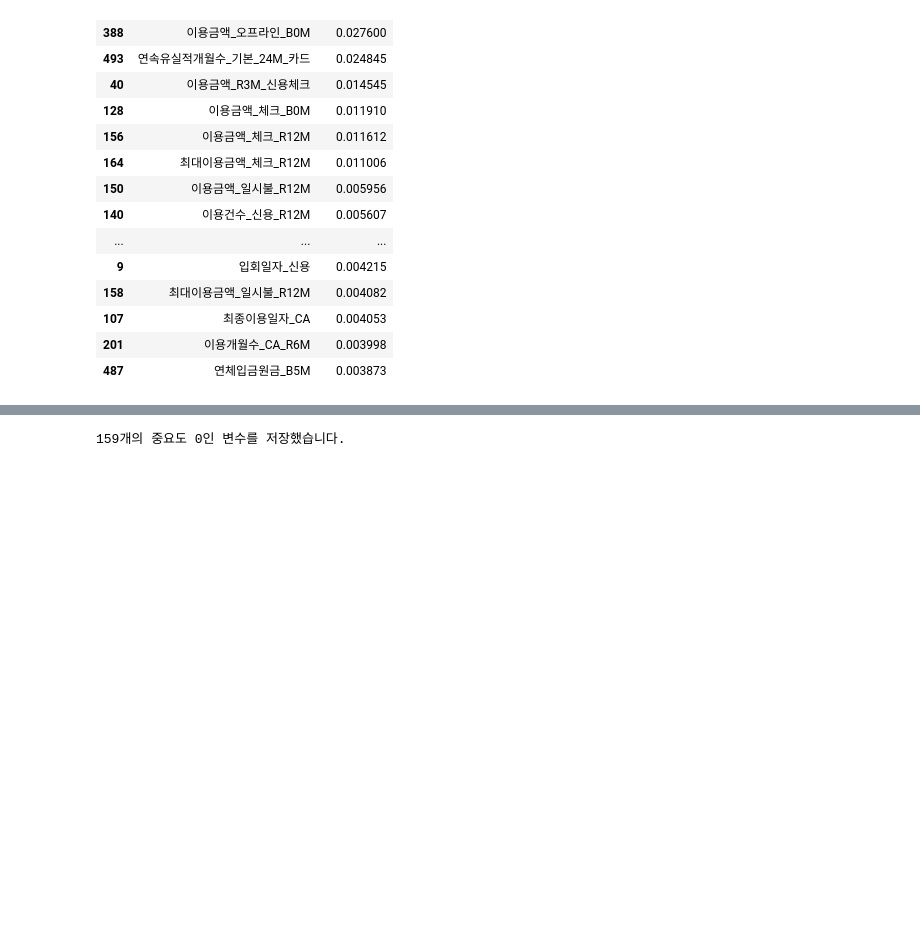
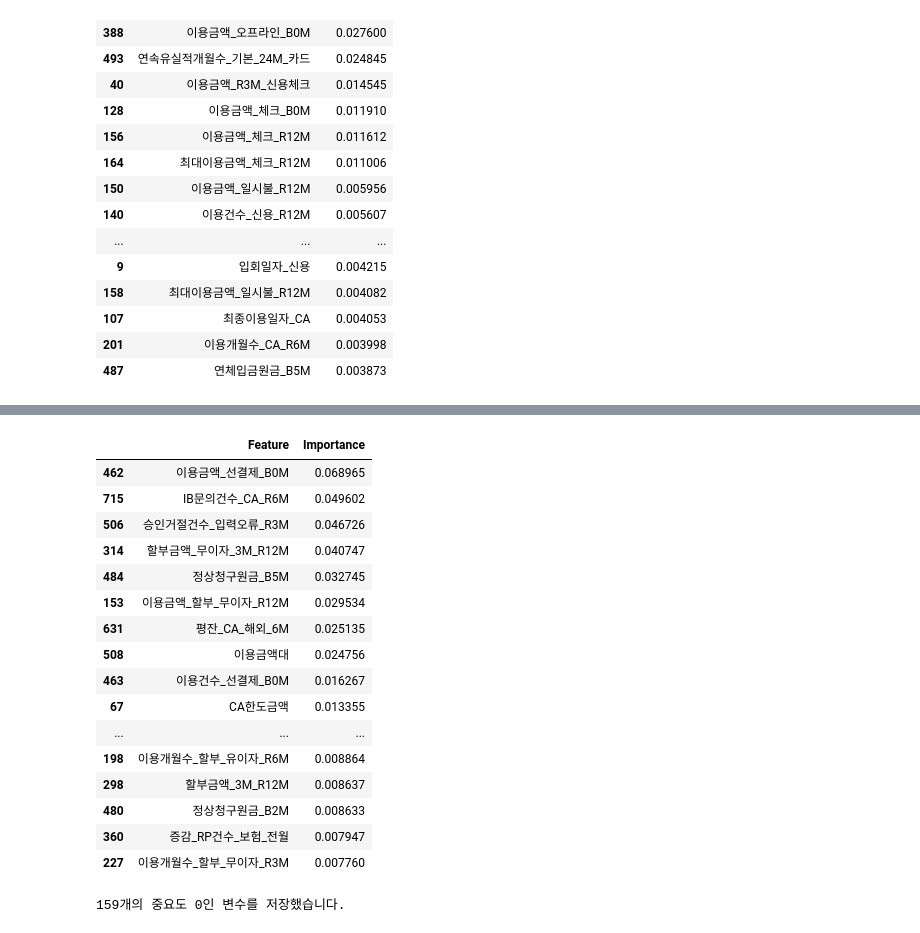
Before and after one commit to Yoo-SeungHyeon/DACON, a Jupyter notebook: 01_신용카드_고객_세그먼트_분류_AI_경진대회/오지연/feature_importance.ipynb, the cells around one changed output, grey strips where cells are left out. Saved outputs shown, nothing was run; the diff lists cells and outputs as text; code cells hidden in the pictures; blank space fills up the shorter version.

```diff
--- a/01_신용카드_고객_세그먼트_분류_AI_경진대회/오지연/feature_importance.ipynb
+++ b/01_신용카드_고객_세그먼트_분류_AI_경진대회/오지연/feature_importance.ipynb
@@ -77,3 +74,41 @@ display(top_features)
+# %%
+# 2. 중요도 추출
+importances = model.feature_importances_
+
+# 3. DataFrame으로 정리 및 정렬
+df_importance = pd.DataFrame({
+    'Feature': feature_cols,
+    'Importance': importances
+}).sort_values(by='Importance', ascending=False)
+
+# 4. 상위 N개만 보고 싶다면 여기서 조절 가능
+top_n = 20 # 341
+top_features = df_importance.head(top_n)
+
+# 5. 출력
+pd.set_option('display.max_rows', None)      # 모든 행 출력
+pd.set_option('display.max_columns', None)   # 모든 열 출력
+pd.set_option('display.width', None)         # 줄바꿈 없이 출력
+pd.set_option('display.max_colwidth', None)  # 열 너비 제한 없음
+display(top_features)
+# %% [output]
+|  | Feature | Importance |
+| 462 | 이용금액_선결제_B0M | 0.068965 |
+| 715 | IB문의건수_CA_R6M | 0.049602 |
+| 506 | 승인거절건수_입력오류_R3M | 0.046726 |
+| 314 | 할부금액_무이자_3M_R12M | 0.040747 |
+| 484 | 정상청구원금_B5M | 0.032745 |
+| 153 | 이용금액_할부_무이자_R12M | 0.029534 |
+| 631 | 평잔_CA_해외_6M | 0.025135 |
+| 508 | 이용금액대 | 0.024756 |
+| 463 | 이용건수_선결제_B0M | 0.016267 |
+| 67 | CA한도금액 | 0.013355 |
+| ... | ... | ... |
+| 198 | 이용개월수_할부_유이자_R6M | 0.008864 |
+| 298 | 할부금액_3M_R12M | 0.008637 |
+| 480 | 정상청구원금_B2M | 0.008633 |
+| 360 | 증감_RP건수_보험_전월 | 0.007947 |
+| 227 | 이용개월수_할부_무이자_R3M | 0.007760 |
 # %%
 zero_importance_features = df_importance[df_importance["Importance"] == 0]["Feature"].tolist()
 joblib.dump(zero_importance_features, "pkl/zero_importance_features.pkl")
```
Also changed, not shown: parts of 4 cells of this notebook, 11 other files.
